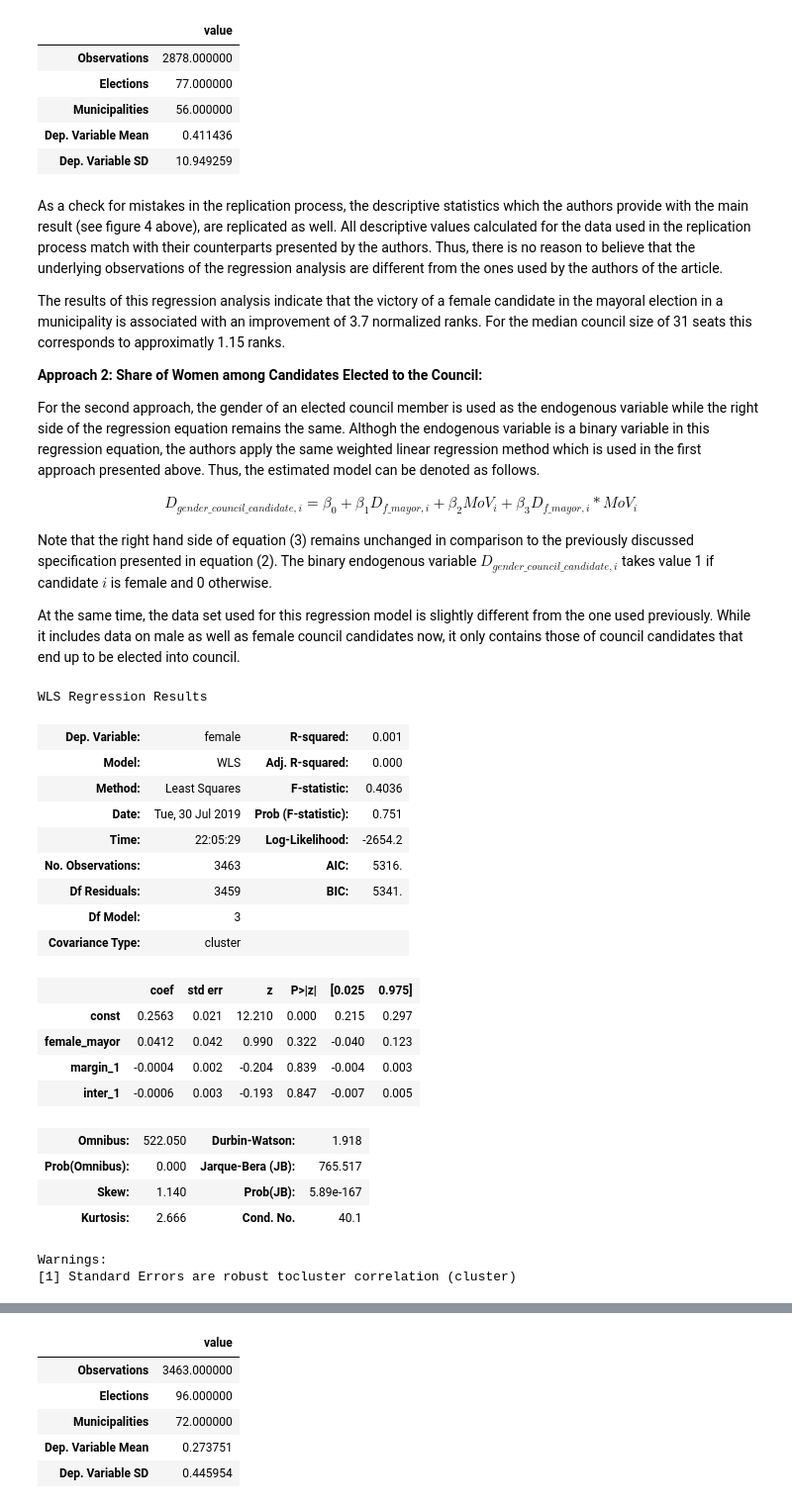
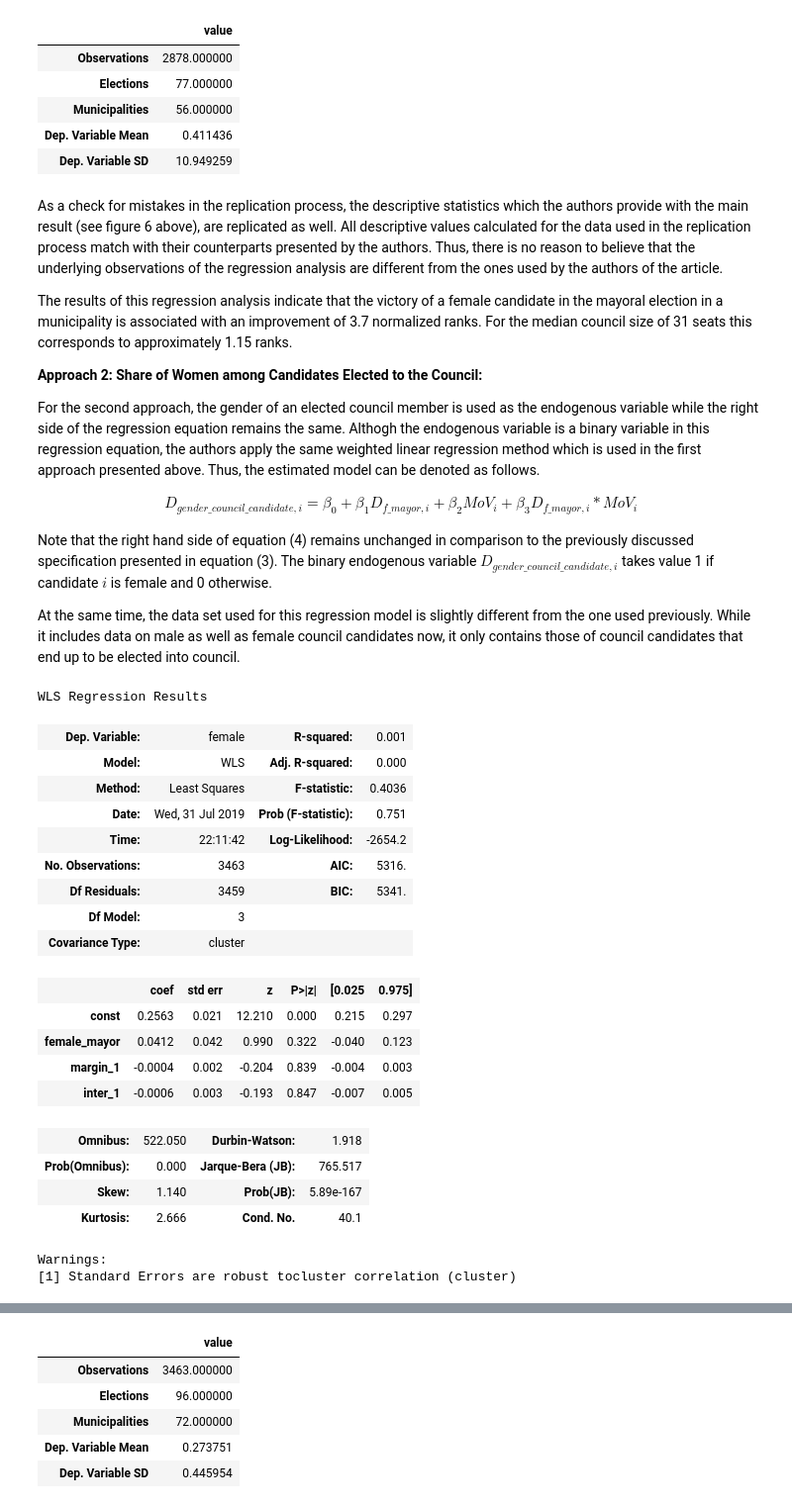
Before and after one commit to DaLueke/replication-baskeran-hessami-2018, a Jupyter notebook: student_project.ipynb, the cells around one changed output, grey strips where cells are left out. Shown at 99% size. Saved outputs shown, nothing was run; the diff lists cells and outputs as text; code cells hidden in the pictures.

Commit message:
fine-tuning of texts and figures.

```diff
--- a/student_project.ipynb
+++ b/student_project.ipynb
@@ -210,7 +213,9 @@ Note that for easier interpretability *rank improvements* in the council electio
 # %%
 # Create a dataset that only contains observations on (a) on rank improvements of female council candidates and
 # (b) mixed gender mayor elections.
-rdd_data = df_main_dataset.loc[(df_main_dataset.female == 1) & (df_main_dataset.rdd_sample == 1)]
+rdd_data = df_main_dataset.loc[(df_main_dataset.female == 1) &
+                               (df_main_dataset.rdd_sample == 1)
+                              ]
 
 # Create a scatter plot that shows all combinations of the margin of victory of a female in a mixed
 # gender mayor lection and the rank improvements of female candidates in subsequent council elections.
@@ -224,21 +229,27 @@ plot_observations(df=rdd_data, s=0.1)
 
 # Deduce the councile size using previously introduced conversion to normalizesd rank improvements.
 council_sizes = rdd_data[['gkz_jahr', 'gewinn_norm', 'gewinn', 'listenplatz_norm']].copy()
-council_sizes.loc[:,'council_size'] = council_sizes.loc[:,'gewinn'] / council_sizes.loc[:,'gewinn_norm'] *100
+council_sizes.loc[:,'council_size'] = council_sizes.loc[:,'gewinn'] / council_sizes.loc[:,'gewinn_norm'] * 100
 
 # drop rows where gewinn = 0 since we cannot deduct on council sizes in these cases.
-council_sizes.drop(labels=council_sizes.loc[council_sizes.loc[:, 'gewinn']==0,:].index, axis=0, inplace=True)
+council_sizes.drop(labels=council_sizes.loc[council_sizes.loc[:, 'gewinn']==0,:].index,
+                   axis=0,
+                   inplace=True
+                  )
 
 # Calculate the 95% percentile of council sizes as well as the number of councils that were voted for.
 N_councils = len(council_sizes.drop_duplicates(subset=['gkz_jahr'])['council_size'])
-percentile = int(np.percentile(a=council_sizes.drop_duplicates(subset=['gkz_jahr'])['council_size'], q=95, interpolation='lower'))
+percentile = int(np.percentile(a=council_sizes.drop_duplicates(subset=['gkz_jahr'])['council_size'],
+                               q=95, interpolation='lower'
+                              ))
 
 
 # plot a histogram for the council sizes
 bins = int((council_sizes['council_size']).max() - (council_sizes['council_size']).min())
 
 hist_council_sizes(df=council_sizes, bins=bins)
-print('The number of council elections that we have observations for is {}. \nThe 95 % percentile of council sizes is {}.'.format(N_councils, percentile))
+print('The number of council elections that we have observations for is '+
+      '{}. \nThe 95 % percentile of council sizes is {}.'.format(N_councils, percentile))
 # %% [output]
 The number of council elections that we have observations for is 214.
 The 95 % percentile of council sizes is 45.
@@ -380,45 +399,50 @@ main_result_descriptive
 | Dep. Variable Mean | 0.411436 |
 | Dep. Variable SD | 10.949259 |
 # %% [markdown]
-As a check for mistakes in the replication process, the descriptive statistics which the authors provide with the main result (see figure 4 above), are replicated as well. All descriptive values calculated for the data used in the replication process match with their counterparts presented by the authors. Thus, there is no reason to believe that the underlying observations of the regression analysis are different from the ones used by the authors of the article.
+As a check for mistakes in the replication process, the descriptive statistics which the authors provide with the main result (see figure 6 above), are replicated as well. All descriptive values calculated for the data used in the replication process match with their counterparts presented by the authors. Thus, there is no reason to believe that the underlying observations of the regression analysis are different from the ones used by the authors of the article.
 
-The results of this regression analysis indicate that the victory of a female candidate in the mayoral election in a municipality is associated with an improvement of 3.7 normalized ranks. For the median council size of 31 seats this corresponds to approximatly 1.15 ranks.
+The results of this regression analysis indicate that the victory of a female candidate in the mayoral election in a municipality is associated with an improvement of 3.7 normalized ranks. For the median council size of 31 seats this corresponds to approximately 1.15 ranks.
 
 **Approach 2: Share of Women among Candidates Elected to the Council:**
 
 For the second approach, the gender of an elected council member is used as the endogenous variable while the right side of the regression equation remains the same. Althogh the endogenous variable is a binary variable in this regression equation, the authors apply the same weighted linear regression method which is used in the first approach presented above. Thus, the estimated model can be denoted as follows.
 
 \begin{align}
-    D_{gender\_council\_candidate,i} = \beta_0 + \beta_1 D_{f\_mayor, i} + \beta_2 MoV_i + \beta_3 D_{f\_mayor, i} * MoV_i \label{eq3} \tag{3}
+    D_{gender\_council\_candidate,i} = \beta_0 + \beta_1 D_{f\_mayor, i} + \beta_2 MoV_i + \beta_3 D_{f\_mayor, i} * MoV_i  \tag{4}
 \end{align}
 
-Note that the right hand side of equation (3) remains unchanged in comparison to the previously discussed specification presented in equation (2). The binary endogenous variable $D_{gender\_council\_candidate,i}$ takes value 1 if candidate $i$ is female and 0 otherwise.
+Note that the right hand side of equation (4) remains unchanged in comparison to the previously discussed specification presented in equation (3). The binary endogenous variable $D_{gender\_council\_candidate,i}$ takes value 1 if candidate $i$ is female and 0 otherwise.
 
 At the same time, the data set used for this regression model is slightly different from the one used previously. While it includes data on male as well as female council candidates now, it only contains those of council candidates that end up to be elected into council.
 # %%
 # Select data on (a) mixed gender mayor elections and (b) council candidates who were elected
 candidates_elected = df_main_dataset.loc[(df_main_dataset.rdd_sample == 1) & (df_main_dataset.elected == 1)].copy()
 
 # set same bandwidth as authors do
 bw = 23.90
 
 # Add weighing vector as calculated by the authors
 candidates_elected["weight"] = calculate_weights(df=candidates_elected, bandwidth=bw)
 
 # Run regression for approach (2): Gender of an elected council candidate
 sm.WLS(endog=candidates_elected.loc[abs(candidates_elected["margin_1"])<bw]["female"],
-       exog=sm.add_constant(candidates_elected.loc[abs(candidates_elected["margin_1"])<bw][["female_mayor", "margin_1", "inter_1"]]),
+       exog=sm.add_constant(
+           candidates_elected.loc[abs(candidates_elected["margin_1"])<bw][["female_mayor",
+                                                                           "margin_1",
+                                                                           "inter_1"
+                                                                          ]]
+       ),
        weights=candidates_elected.loc[abs(candidates_elected["margin_1"])<bw]["weight"],
       ).fit(cov_type="cluster",
              cov_kwds={"groups":candidates_elected.loc[abs(candidates_elected["margin_1"])<bw]["gkz"]}
             ).summary()
 # %% [output]
 WLS Regression Results
 | Dep. Variable: | female | R-squared: | 0.001 |
 | Model: | WLS | Adj. R-squared: | 0.000 |
 | Method: | Least Squares | F-statistic: | 0.4036 |
-| Date: | Tue, 30 Jul 2019 | Prob (F-statistic): | 0.751 |
-| Time: | 22:05:29 | Log-Likelihood: | -2654.2 |
+| Date: | Wed, 31 Jul 2019 | Prob (F-statistic): | 0.751 |
+| Time: | 22:11:42 | Log-Likelihood: | -2654.2 |
 | No. Observations: | 3463 | AIC: | 5316. |
 | Df Residuals: | 3459 | BIC: | 5341. |
 | Df Model: | 3 |  |  |
```
Also changed, not shown: parts of 41 cells of this notebook, 4 other files.
